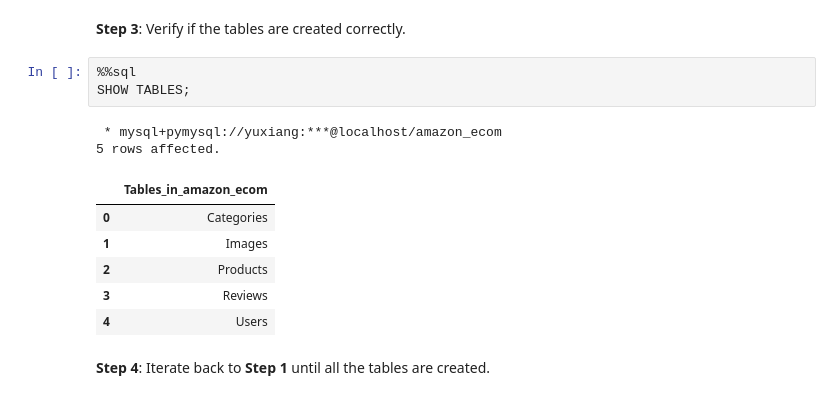
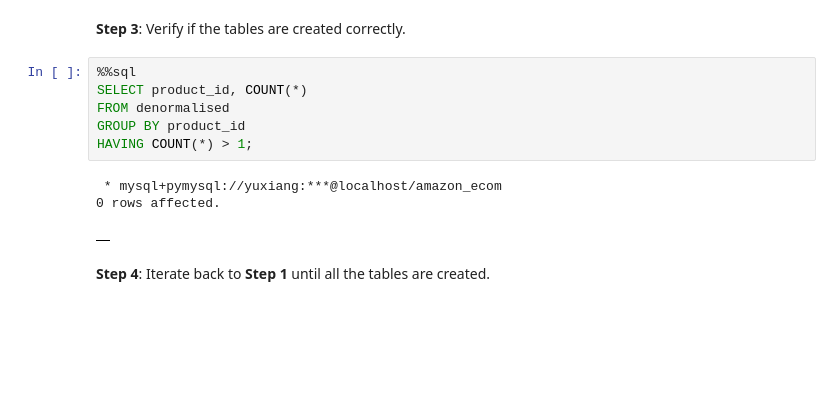
Before and after one commit to chanyuxiang/sampleproject, a Jupyter notebook: Global Air Quality - Ingestion using SQL.ipynb, the cells around one changed output. Cells and saved outputs as stored; diff of their text form; blank space fills up the shorter version.

```diff
--- a/Global Air Quality - Ingestion using SQL.ipynb
+++ b/Global Air Quality - Ingestion using SQL.ipynb
@@ -511,18 +497,16 @@ Overwriting /content/project/ecommerce_database/scripts/create-tables.sql
 !mysql -t < /home/coder/project/ecommerce_database/scripts/create-tables.sql
 # %% [markdown]
 **Step 3**: Verify if the tables are created correctly.
-# %%
-%%sql
-SHOW TABLES;
-# %% [output]
- * mysql+pymysql://yuxiang:***@localhost/amazon_ecom
-5 rows affected.
-|  | Tables_in_amazon_ecom |
-| 0 | Categories |
-| 1 | Images |
-| 2 | Products |
-| 3 | Reviews |
-| 4 | Users |
+# %%
+%%sql
+SELECT product_id, COUNT(*)
+FROM denormalised
+GROUP BY product_id
+HAVING COUNT(*) > 1;
+# %% [output]
+ * mysql+pymysql://yuxiang:***@localhost/amazon_ecom
+0 rows affected.
+|  |
 # %% [markdown]
 **Step 4**: Iterate back to **Step 1** until all the tables are created.
 # %% [markdown]
```
Also changed, not shown: parts of 6 cells of this notebook.
